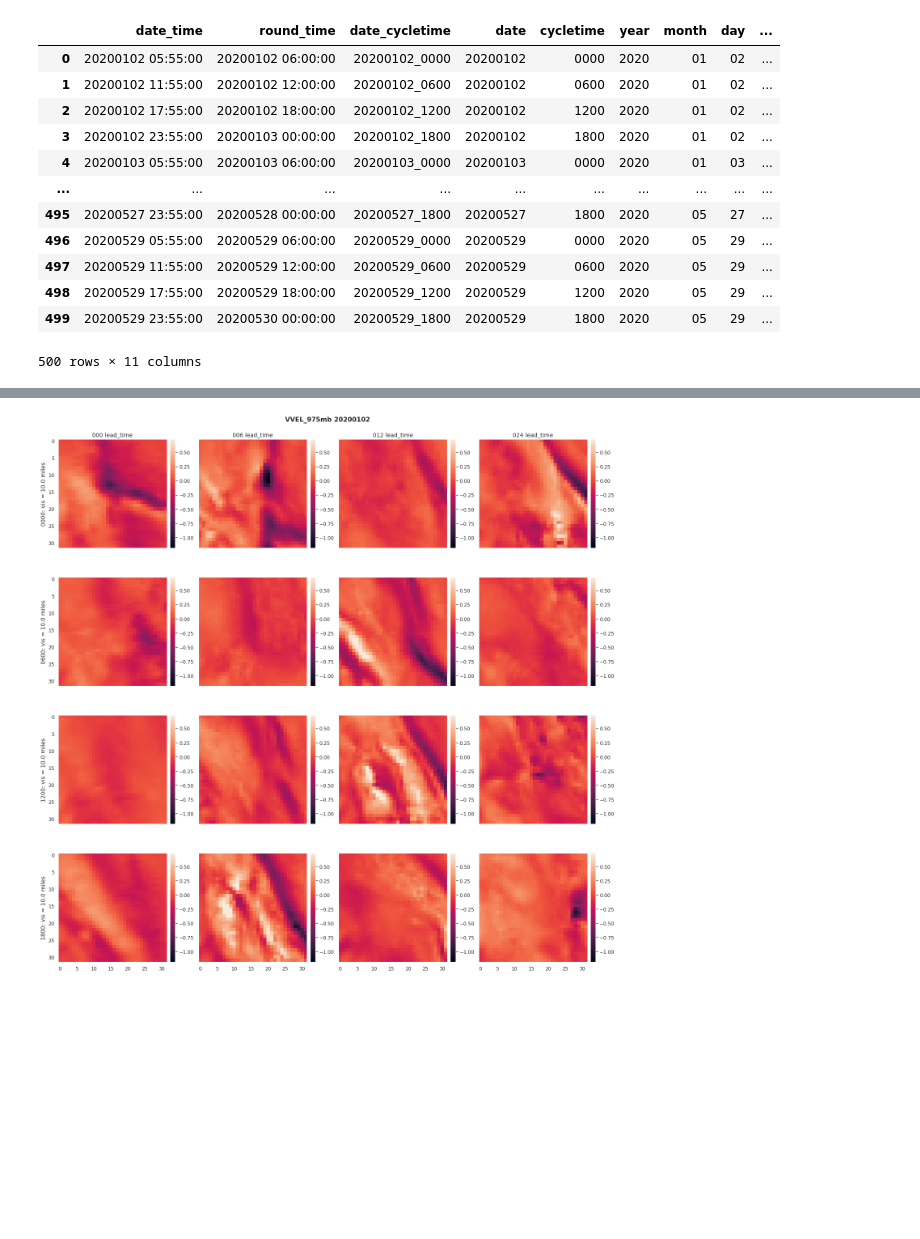
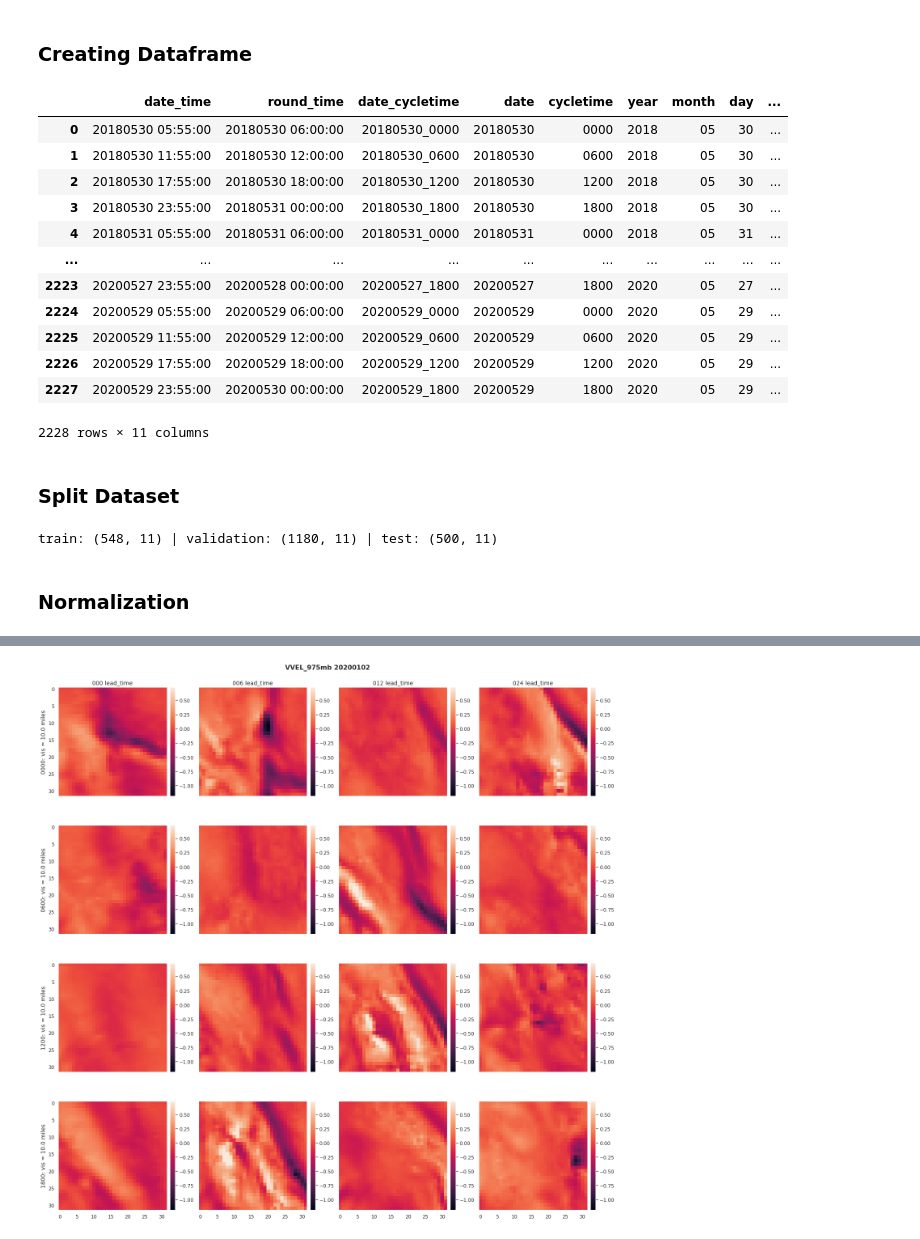
Before and after one commit to conrad-blucher-institute/SparkMET, a Jupyter notebook: EDA.ipynb, the cells around one changed output, grey strips where cells are left out. Drawn from its saved outputs; the diff is of its cells as text; code cells hidden in the pictures; blank space fills up the shorter version.

```diff
--- a/EDA.ipynb
+++ b/EDA.ipynb
@@ -35,30 +35,42 @@ year_information          = {'2009':['20090101', '20091231'],
                             '2018':['20180101', '20181231'],
                             '2019':['20190101', '20191231'],
                             '2020':['20200101', '20201231']}
+# %% [markdown]
+### Creating Dataframe
 # %%
-first_date_string = year_information['2020'][0]
+first_date_string = year_information['2018'][0]
 last_date_string  = year_information['2020'][1]
 
 data_generation_class = dataloader.input_dataframe_generater(img_path = None,
                                                 target_path = None,
                                                 first_date_string = first_date_string,
                                                 last_date_string = last_date_string,
                                                 lead_time_pred = 24)
 
 dataset = data_generation_class.return_dataframe()
 #dataset.to_csv('./dataset.csv')
 dataset
 # %% [output]
 |  | date_time | round_time | date_cycletime | date | cycletime | year | month | day | ... |
-| 0 | 20200102 05:55:00 | 20200102 06:00:00 | 20200102_0000 | 20200102 | 0000 | 2020 | 01 | 02 | ... |
-| 1 | 20200102 11:55:00 | 20200102 12:00:00 | 20200102_0600 | 20200102 | 0600 | 2020 | 01 | 02 | ... |
-| 2 | 20200102 17:55:00 | 20200102 18:00:00 | 20200102_1200 | 20200102 | 1200 | 2020 | 01 | 02 | ... |
-| 3 | 20200102 23:55:00 | 20200103 00:00:00 | 20200102_1800 | 20200102 | 1800 | 2020 | 01 | 02 | ... |
-| 4 | 20200103 05:55:00 | 20200103 06:00:00 | 20200103_0000 | 20200103 | 0000 | 2020 | 01 | 03 | ... |
+| 0 | 20180530 05:55:00 | 20180530 06:00:00 | 20180530_0000 | 20180530 | 0000 | 2018 | 05 | 30 | ... |
+| 1 | 20180530 11:55:00 | 20180530 12:00:00 | 20180530_0600 | 20180530 | 0600 | 2018 | 05 | 30 | ... |
+| 2 | 20180530 17:55:00 | 20180530 18:00:00 | 20180530_1200 | 20180530 | 1200 | 2018 | 05 | 30 | ... |
+| 3 | 20180530 23:55:00 | 20180531 00:00:00 | 20180530_1800 | 20180530 | 1800 | 2018 | 05 | 30 | ... |
+| 4 | 20180531 05:55:00 | 20180531 06:00:00 | 20180531_0000 | 20180531 | 0000 | 2018 | 05 | 31 | ... |
 | ... | ... | ... | ... | ... | ... | ... | ... | ... | ... |
-| 495 | 20200527 23:55:00 | 20200528 00:00:00 | 20200527_1800 | 20200527 | 1800 | 2020 | 05 | 27 | ... |
-| 496 | 20200529 05:55:00 | 20200529 06:00:00 | 20200529_0000 | 20200529 | 0000 | 2020 | 05 | 29 | ... |
-| 497 | 20200529 11:55:00 | 20200529 12:00:00 | 20200529_0600 | 20200529 | 0600 | 2020 | 05 | 29 | ... |
-| 498 | 20200529 17:55:00 | 20200529 18:00:00 | 20200529_1200 | 20200529 | 1200 | 2020 | 05 | 29 | ... |
-| 499 | 20200529 23:55:00 | 20200530 00:00:00 | 20200529_1800 | 20200529 | 1800 | 2020 | 05 | 29 | ... |
+| 2223 | 20200527 23:55:00 | 20200528 00:00:00 | 20200527_1800 | 20200527 | 1800 | 2020 | 05 | 27 | ... |
+| 2224 | 20200529 05:55:00 | 20200529 06:00:00 | 20200529_0000 | 20200529 | 0000 | 2020 | 05 | 29 | ... |
+| 2225 | 20200529 11:55:00 | 20200529 12:00:00 | 20200529_0600 | 20200529 | 0600 | 2020 | 05 | 29 | ... |
+| 2226 | 20200529 17:55:00 | 20200529 18:00:00 | 20200529_1200 | 20200529 | 1200 | 2020 | 05 | 29 | ... |
+| 2227 | 20200529 23:55:00 | 20200530 00:00:00 | 20200529_1800 | 20200529 | 1800 | 2020 | 05 | 29 | ... |
-500 rows × 11 columns
+2228 rows × 11 columns
+# %% [markdown]
+### Split Dataset
+# %%
+year_split_dict = {'train': '2018', 'valid': '2019', 'test':'2020'}
+train_df, valid_df, test_df = dataloader.split_data_train_valid_test(dataset, year_split_dict = year_split_dict)
+print(f"train: {out[0].shape} | validation: {out[1].shape} | test: {out[2].shape}")
+# %% [output]
+train: (548, 11) | validation: (1180, 11) | test: (500, 11)
+# %% [markdown]
+### Normalization
```
Also changed, not shown: parts of 2 cells of this notebook, 4 other files.
